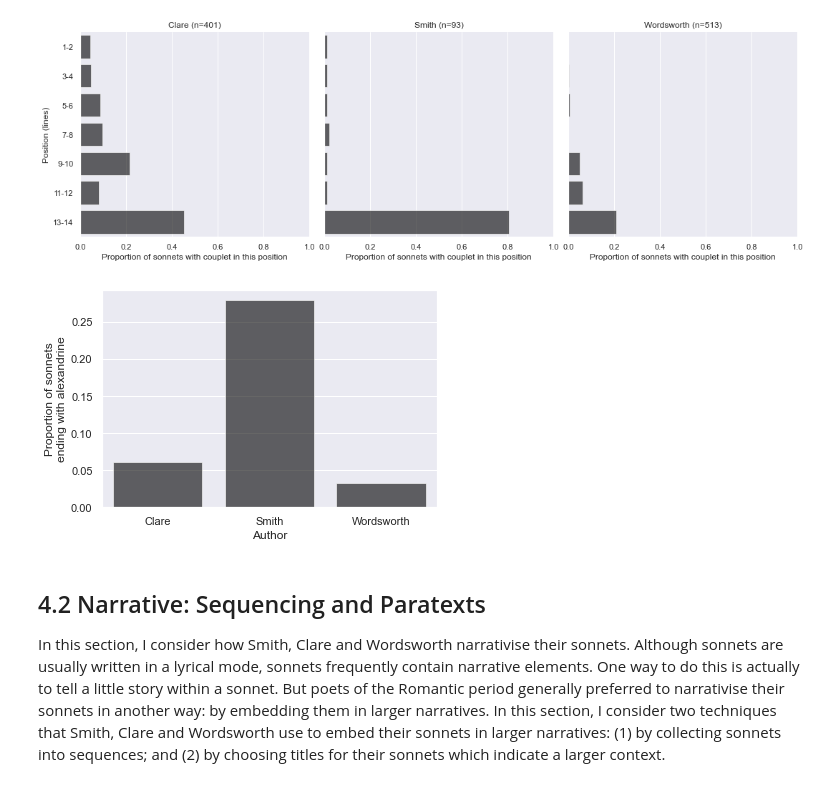
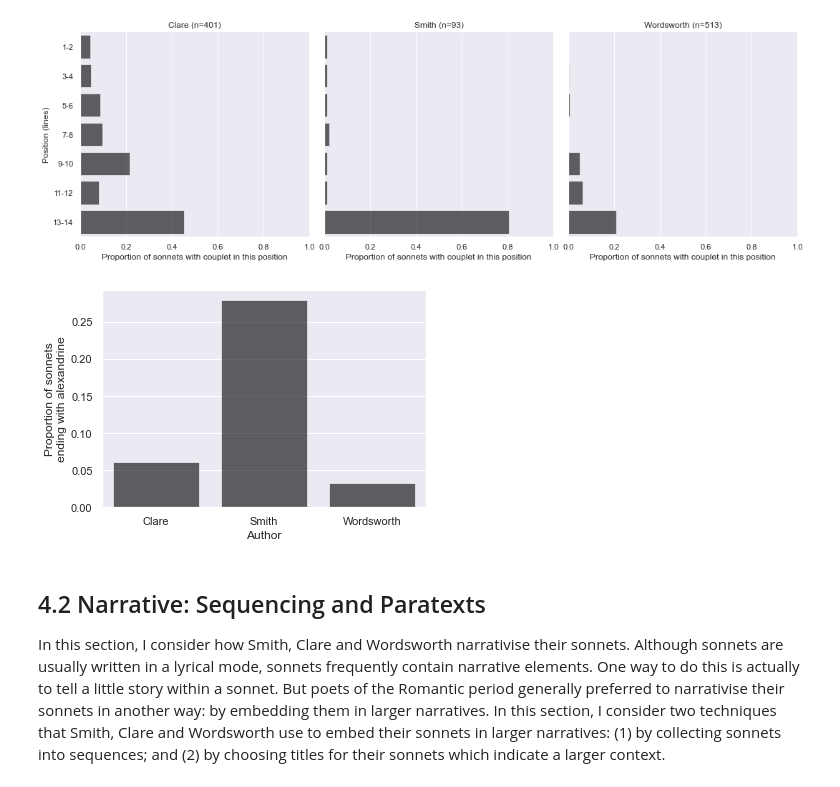
Before and after one commit to sn-code-inside/romantic-self, a Jupyter notebook: Chapter 4 - Lyric.ipynb, the cells around one changed output. Cells and saved outputs as stored; diff of their text form; code cells hidden in the pictures.

Commit message:
improvement to figure 4.3

```diff
--- a/Chapter 4 - Lyric.ipynb
+++ b/Chapter 4 - Lyric.ipynb
@@ -145,35 +145,38 @@ positions_plot.savefig("figures/figure_4_2.jpg", dpi=500)
 def get_alexandrine_data(corpus: SonnetCorpus):
 
     alexandrine = "u-|u-|u-|u-|u-|u-/"
 
     def ends_with_alx(metre: dict) -> bool:
         # NB: Lines are zero-indexed, as in the couplet-analysis above
         return metre[13] == alexandrine if 13 in metre else False
 
     alexandrine_data = pd.DataFrame(corpus.yield_metadata("author","metre"), columns=["author", "metre"])
 
     return (alexandrine_data
             .assign(
                 ends_with_alx=lambda x: x['metre'].map(ends_with_alx)
                 )
             .drop('metre', axis=1)
             .groupby('author')
             .value_counts(normalize=True)
             .rename("prop")
             .reset_index()
             .query('ends_with_alx') # Keep only rows where this is true
             )
 
 def plot_alexandrine_data(alexandrine_data: pd.DataFrame):
     plot = sns.barplot(data=alexandrine_data, x="author", y="prop", color="black", alpha=.6)
     plot.set(xlabel="Author", ylabel="Proportion of sonnets\nending with alexandrine")
-    return plot.get_figure()
+    figure = plot.get_figure()
+    # Make room for y-axis label, which runs over two lines
+    figure.subplots_adjust(left=0.15)
+    return figure
 
 alexandrine_data = get_alexandrine_data(sonnets)
 alexandrine_plot = plot_alexandrine_data(alexandrine_data)
 alexandrine_plot.savefig("figures/figure_4_3.jpg", dpi=500)
 # %% [output]
-[figure, old version]
+[figure, new version]
 # %% [markdown]
 ## 4.2 Narrative: Sequencing and Paratexts
 
```
Also changed, not shown: 2 other files.
